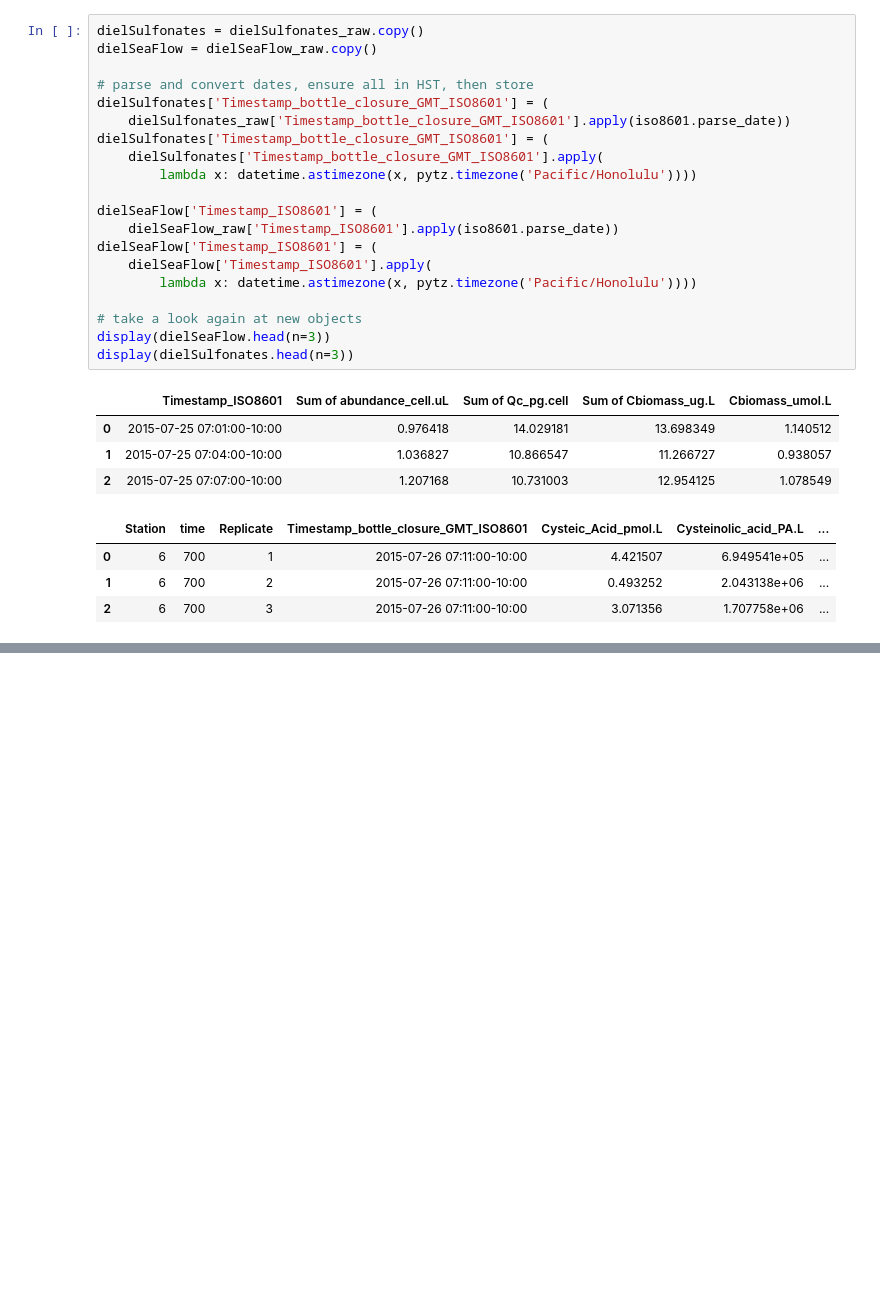
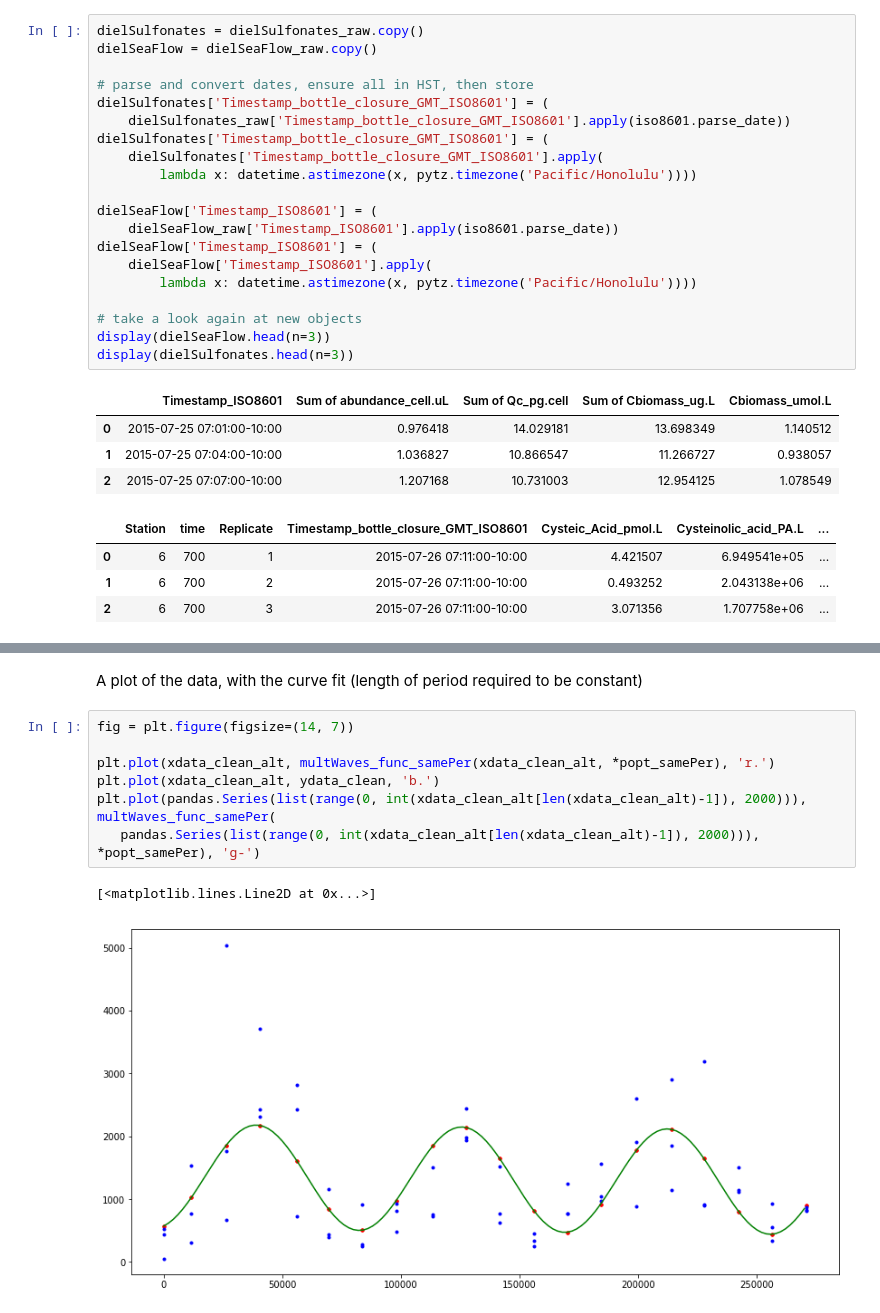
Before and after one commit to jamesrco/DielALOHA, a Jupyter notebook: python3/ALOHAdielCurveFit.ipynb, the cells around one changed output, grey strips where cells are left out. Cells and saved outputs as stored; diff of their text form; blank space fills up the shorter version.

```diff
--- a/python3/ALOHAdielCurveFit.ipynb
+++ b/python3/ALOHAdielCurveFit.ipynb
@@ -173,0 +284,12 @@ plt.show()
+# %% [markdown]
+A plot of the data, with the curve fit (length of period required to be constant)
+# %%
+fig = plt.figure(figsize=(14, 7))
+
+plt.plot(xdata_clean_alt, multWaves_func_samePer(xdata_clean_alt, *popt_samePer), 'r.')
+plt.plot(xdata_clean_alt, ydata_clean, 'b.')
+plt.plot(pandas.Series(list(range(0, int(xdata_clean_alt[len(xdata_clean_alt)-1]), 2000))), multWaves_func_samePer(
+   pandas.Series(list(range(0, int(xdata_clean_alt[len(xdata_clean_alt)-1]), 2000))), *popt_samePer), 'g-')
+# %% [output]
+[<matplotlib.lines.Line2D at 0x...>]
+[figure, added]
```
Also changed, not shown: parts of 23 cells of this notebook.
